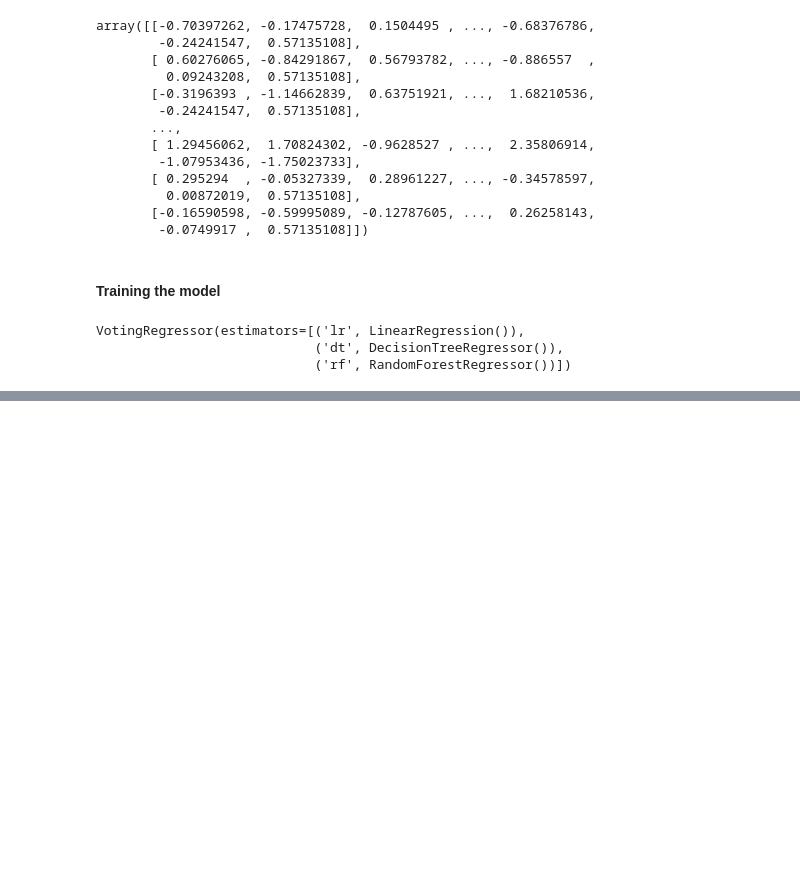
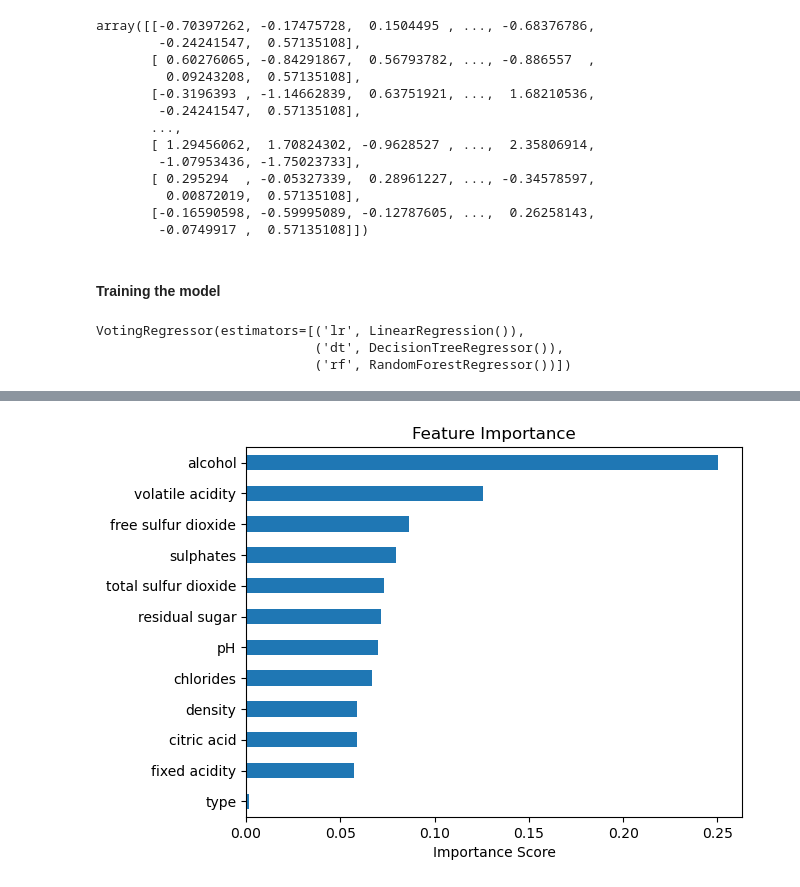
Before and after one commit to anuragsrivastava2851/Wine-Quality-Prediction, a Jupyter notebook: model_training.ipynb, the cells around one changed output, grey strips where cells are left out. Drawn from its saved outputs; the diff is of its cells as text; code cells hidden in the pictures; blank space fills up the shorter version.

```diff
--- a/model_training.ipynb
+++ b/model_training.ipynb
@@ -225,0 +253,6 @@ VotingRegressor(estimators=[('lr', LinearRegression()),
+# %%
+# create model
+rf = RandomForestRegressor()
+
+# train model
+rf.fit(X_train, y_train)
@@ -225,0 +261,3 @@ VotingRegressor(estimators=[('lr', LinearRegression()),
+# %%
+importance = rf.feature_importances_
+print(importance)
@@ -225,0 +267,5 @@ VotingRegressor(estimators=[('lr', LinearRegression()),
+# %%
+print("Feature Importance:-\n ")
+feature_importance = pd.Series(importance, index=df.drop("quality", axis=1).columns)
+
+print(feature_importance.sort_values(ascending=False))
@@ -225,0 +288,7 @@ VotingRegressor(estimators=[('lr', LinearRegression()),
+# %%
+feature_importance.sort_values().plot(kind="barh")
+plt.title("Feature Importance")
+plt.xlabel("Importance Score")
+plt.show()
+# %% [output]
+[figure, added]
```
Also changed, not shown: parts of 14 cells of this notebook, 2 other files.
